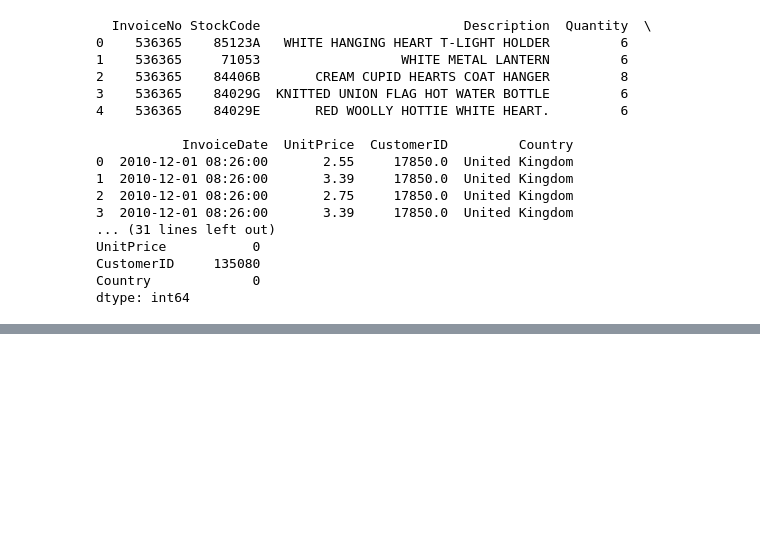
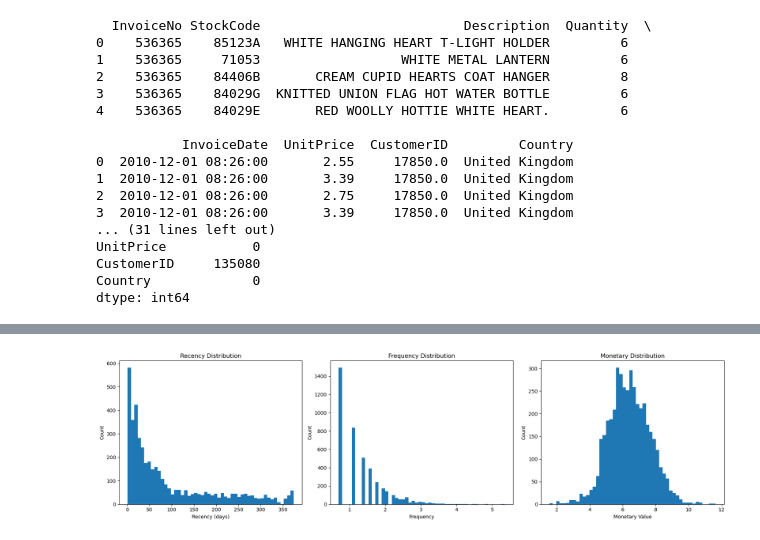
Before and after one commit to AmirTamer-27/Clustrix, a Jupyter notebook: customerSegmentation.ipynb, the cells around one changed output, grey strips where cells are left out. Saved outputs shown, nothing was run; the diff lists cells and outputs as text; code cells hidden in the pictures; blank space fills up the shorter version.

```diff
--- a/customerSegmentation.ipynb
+++ b/customerSegmentation.ipynb
@@ -77,0 +119,11 @@ UnitPrice:
+# %%
+#Capping the outliers
+dataset["UnitPrice_c"] = dataset["UnitPrice"].clip(
+    lower=0,
+    upper=upper_bound_u
+)
+dataset["Quantity_c"] = dataset["Quantity"].clip(
+    lower=0,
+    upper=upper_bound_q
+)
+dataset
@@ -77,0 +208,34 @@ UnitPrice:
+# %%
+import numpy as np
+
+rfm["F"] = np.log1p(rfm["F"])
+rfm["M"] = np.log1p(rfm["M"])
+# %%
+
+plt.figure(figsize=(18, 5))
+
+# Recency distribution
+plt.subplot(1, 3, 1)
+plt.hist(rfm["R"], bins=50)
+plt.xlabel("Recency (days)")
+plt.ylabel("Count")
+plt.title("Recency Distribution")
+
+# Frequency distribution
+plt.subplot(1, 3, 2)
+plt.hist(rfm["F"], bins=50)
+plt.xlabel("Frequency")
+plt.ylabel("Count")
+plt.title("Frequency Distribution")
+
+# Monetary distribution
+plt.subplot(1, 3, 3)
+plt.hist(rfm["M"], bins=50)
+plt.xlabel("Monetary Value")
+plt.ylabel("Count")
+plt.title("Monetary Distribution")
+
+plt.tight_layout()
+plt.show()
+# %% [output]
+[figure, added]
```
Also changed, not shown: parts of 9 cells of this notebook.
